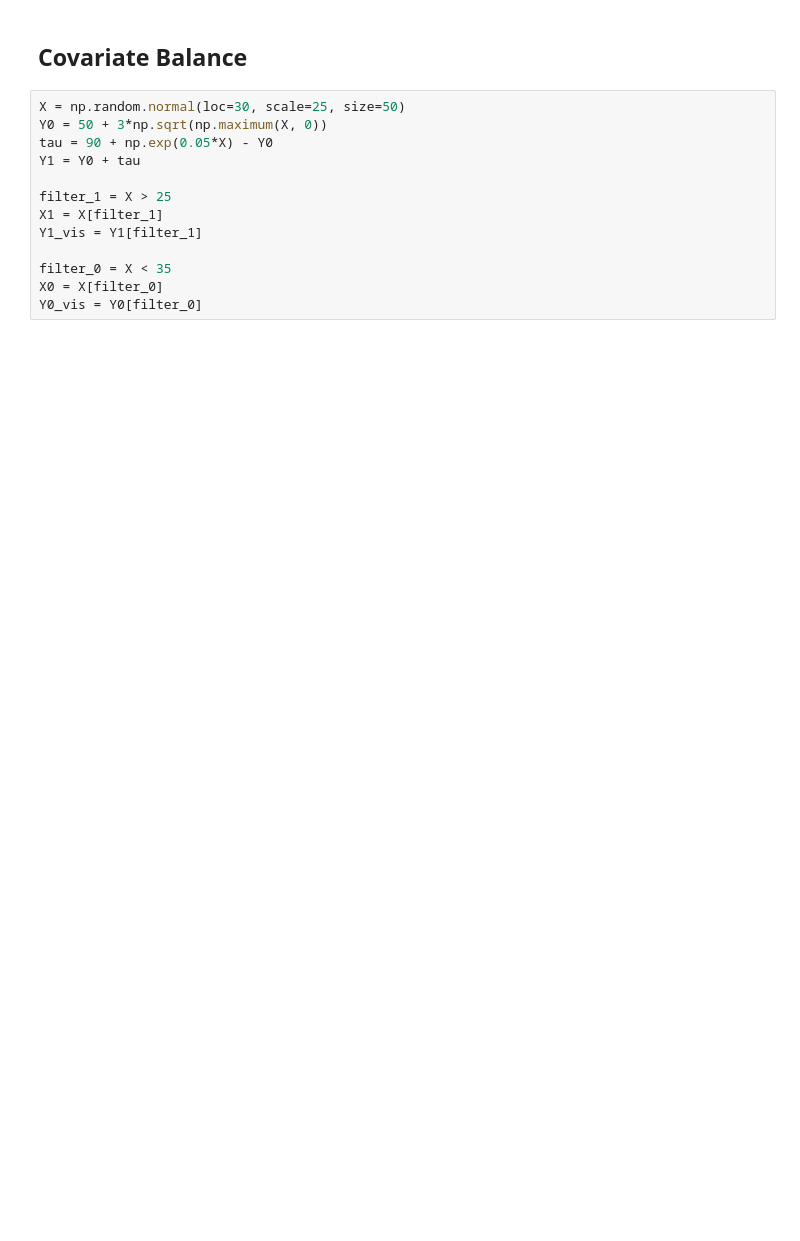
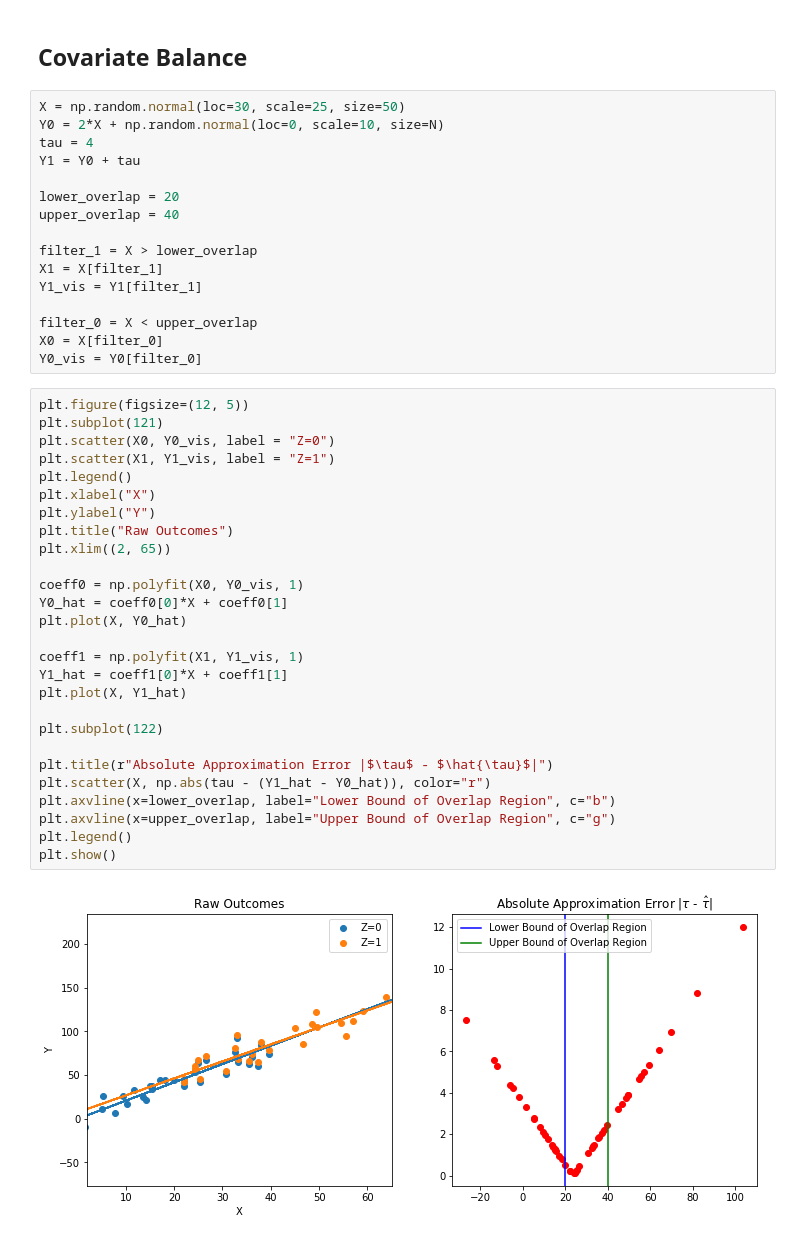
Before and after one commit to JoshBroomberg/Maccabee, a Jupyter notebook: Notebooks/Process Notebooks/Capstone_CI_Space_Toy_Plots.ipynb, the cells around one changed output. Drawn from its saved outputs; the diff is of its cells as text; blank space fills up the shorter version.

```diff
--- a/Notebooks/Process Notebooks/Capstone_CI_Space_Toy_Plots.ipynb
+++ b/Notebooks/Process Notebooks/Capstone_CI_Space_Toy_Plots.ipynb
@@ -72,14 +76,46 @@ plt.show()
 ## Covariate Balance
 # %%
 X = np.random.normal(loc=30, scale=25, size=50)
-Y0 = 50 + 3*np.sqrt(np.maximum(X, 0))
-tau = 90 + np.exp(0.05*X) - Y0
+Y0 = 2*X + np.random.normal(loc=0, scale=10, size=N)
+tau = 4
 Y1 = Y0 + tau
 
-filter_1 = X > 25
+lower_overlap = 20
+upper_overlap = 40
+
+filter_1 = X > lower_overlap
 X1 = X[filter_1]
 Y1_vis = Y1[filter_1]
 
-filter_0 = X < 35
+filter_0 = X < upper_overlap
 X0 = X[filter_0]
 Y0_vis = Y0[filter_0]
+# %%
+plt.figure(figsize=(12, 5))
+plt.subplot(121)
+plt.scatter(X0, Y0_vis, label = "Z=0")
+plt.scatter(X1, Y1_vis, label = "Z=1")
+plt.legend()
+plt.xlabel("X")
+plt.ylabel("Y")
+plt.title("Raw Outcomes")
+plt.xlim((2, 65))
+
+coeff0 = np.polyfit(X0, Y0_vis, 1)
+Y0_hat = coeff0[0]*X + coeff0[1]
+plt.plot(X, Y0_hat)
+
+coeff1 = np.polyfit(X1, Y1_vis, 1)
+Y1_hat = coeff1[0]*X + coeff1[1]
+plt.plot(X, Y1_hat)
+
+plt.subplot(122)
+
+plt.title(r"Absolute Approximation Error |$\tau$ - $\hat{\tau}$|")
+plt.scatter(X, np.abs(tau - (Y1_hat - Y0_hat)), color="r")
+plt.axvline(x=lower_overlap, label="Lower Bound of Overlap Region", c="b")
+plt.axvline(x=upper_overlap, label="Upper Bound of Overlap Region", c="g")
+plt.legend()
+plt.show()
+# %% [output]
+[figure, added]
```
Also changed, not shown: parts of 11 cells of this notebook, 3 other files.
